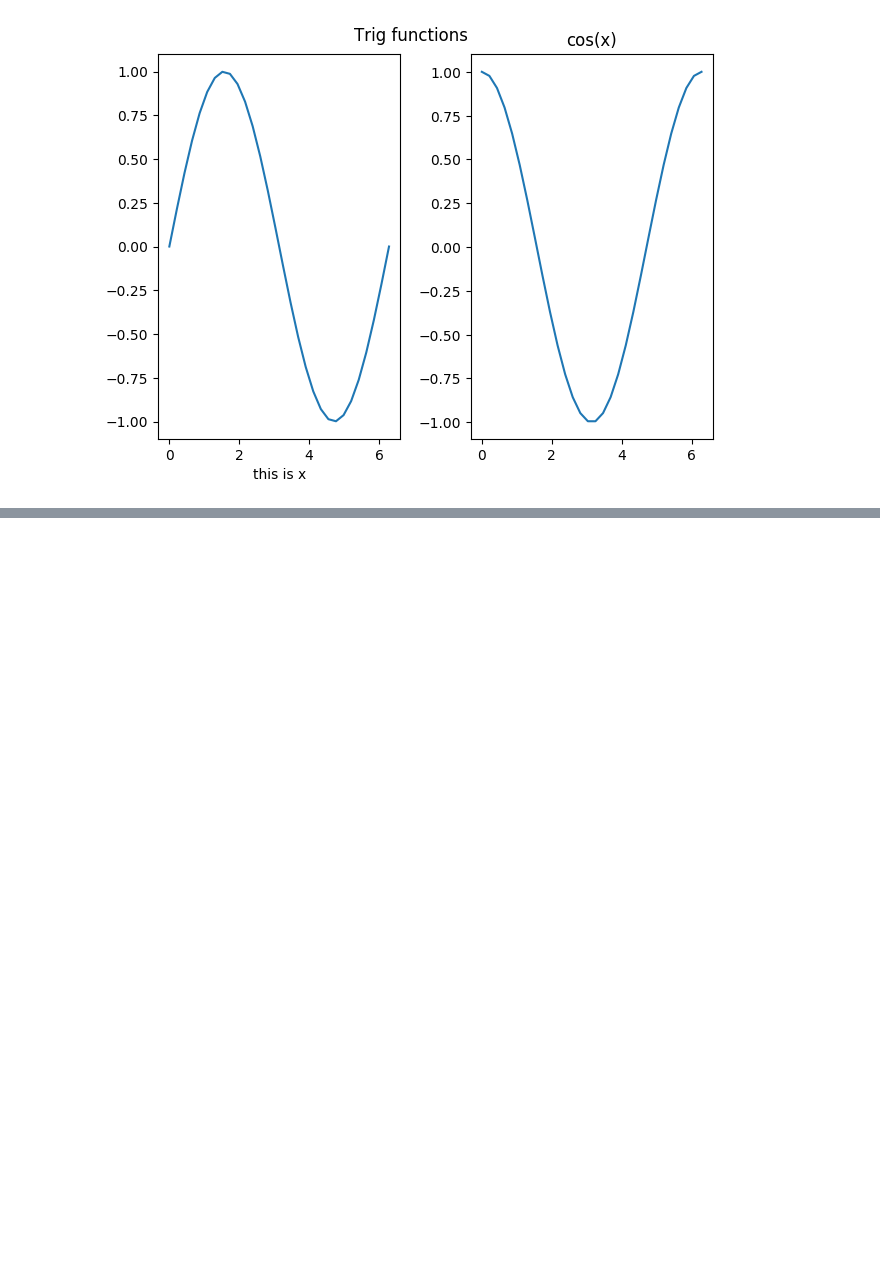
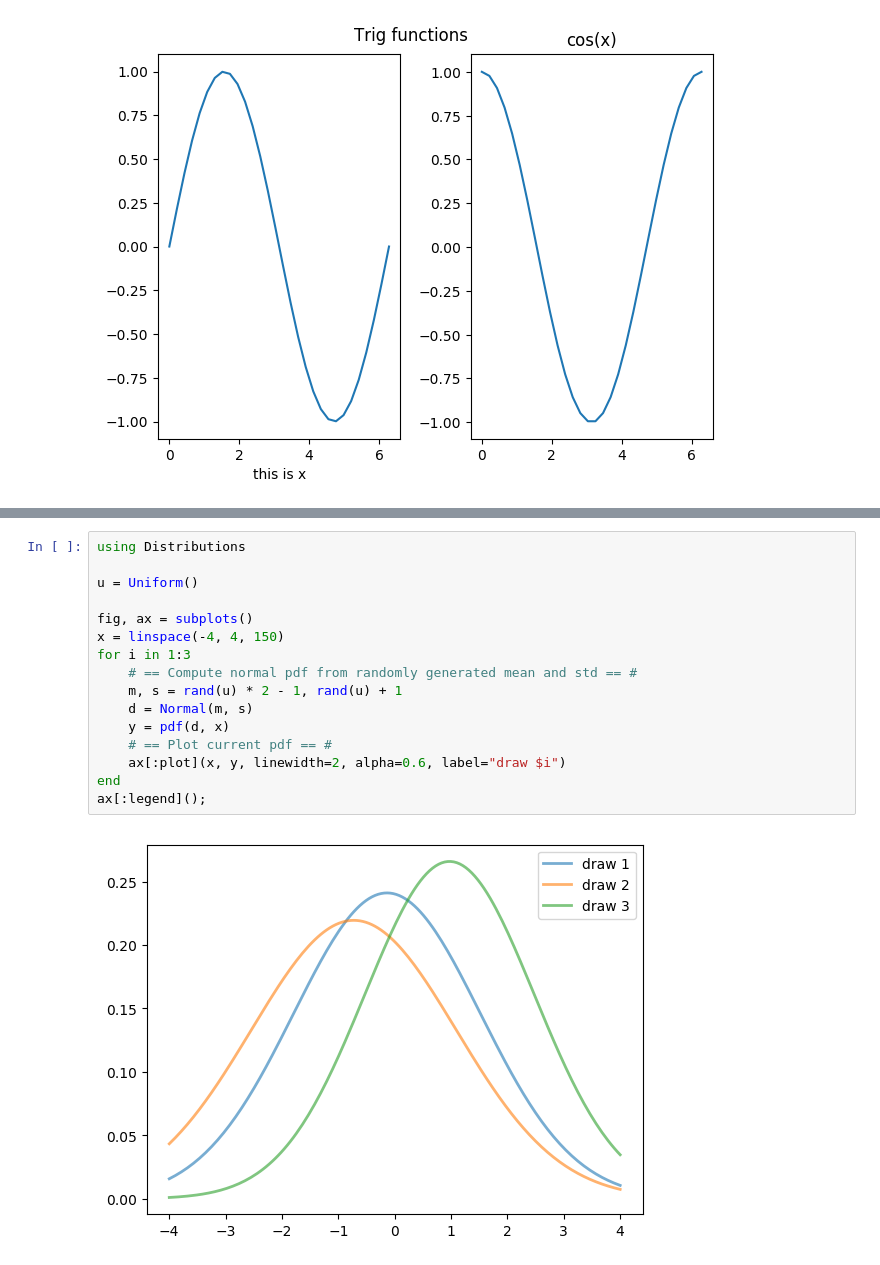
Before and after one commit to FRBNY-DSGE/CEF_2017_Workshop, a Jupyter notebook: packages/plotting.ipynb, the cells around one changed output, grey strips where cells are left out. Saved outputs shown, nothing was run; the diff lists cells and outputs as text; blank space fills up the shorter version.

Commit message:
WIP: some plotting material

```diff
--- a/packages/plotting.ipynb
+++ b/packages/plotting.ipynb
@@ -66,0 +77,18 @@ fig
+# %%
+using Distributions
+
+u = Uniform()
+
+fig, ax = subplots()
+x = linspace(-4, 4, 150)
+for i in 1:3
+    # == Compute normal pdf from randomly generated mean and std == #
+    m, s = rand(u) * 2 - 1, rand(u) + 1
+    d = Normal(m, s)
+    y = pdf(d, x)
+    # == Plot current pdf == #
+    ax[:plot](x, y, linewidth=2, alpha=0.6, label="draw $i")
+end
+ax[:legend]();
+# %% [output]
+[figure, added]
```
Also changed, not shown: parts of 18 cells of this notebook.
